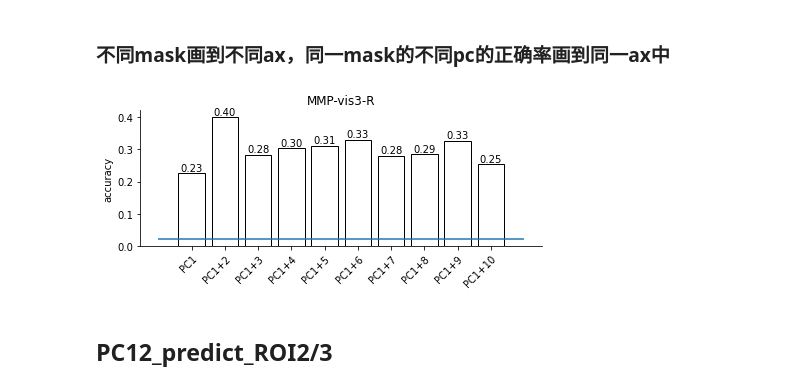
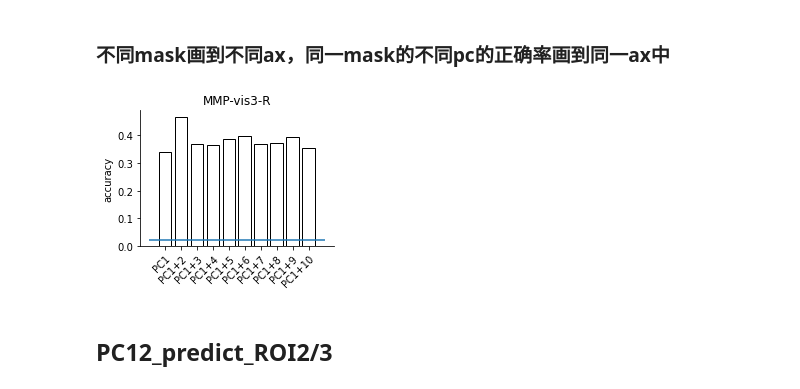
Before and after one commit to BNUCNL/nibrain, a Jupyter notebook: cxy_visual_dev/scripts/plot_line_bar.ipynb, the cells around one changed output. Saved outputs shown, nothing was run; the diff lists cells and outputs as text; code cells hidden in the pictures.

Commit message:
cxy_visual_dev: update

```diff
--- a/cxy_visual_dev/scripts/plot_line_bar.ipynb
+++ b/cxy_visual_dev/scripts/plot_line_bar.ipynb
@@ -187,10 +187,11 @@ plot_bar(accs, figsize=(3, 3), label=pc_names, xticklabel=mask_names, show_heigh
 # pc_names = ('PC1', 'PC1+2', 'PC2')
 # mask_names = ('R_V1~4', 'MMP-vis3-R_ex(V1~4)')
 
-figsize = (6.4, 3)
-title = 'PC_predict_ROI5'
+figsize = (3.5, 3)
+title = 'PC_predict_ROI4'
 pc_names = ['PC1'] + [f'PC1+{i}' for i in range(2, 11)]
 mask_names = ('MMP-vis3-R',)
+# ylim = (0.33, None)
 
 n_pc = len(pc_names)
 n_mask = len(mask_names)
@@ -201,35 +202,35 @@ fig, axes = plt.subplots(1, n_mask, figsize=figsize)
 for mask_idx, mask_name in enumerate(mask_names):
     if n_mask == 1:
         ax = axes
     else:
         ax = axes[mask_idx]
     accs = np.zeros(n_pc)
     n_roi = None
     for pc_idx, pc_name in enumerate(pc_names):
         data = pkl.load(open(
             pkl_file.format(title=title, pc_name=pc_name, mask_name=mask_name), 'rb'
         ))
         accs[pc_idx] = np.mean(data['y_true'] == data['y_pred'])
         if n_roi is None:
             n_roi = len(data['roi_name'])
         else:
             assert n_roi == len(data['roi_name'])
     rects = ax.bar(x, accs, ec='k', fc='w')
-    show_bar_value(rects, '.2f', ax)
+    # show_bar_value(rects, '.2f', ax)
     ax.set_xticks(x)
     ax.set_xticklabels(pc_names)
     plt.setp(ax.get_xticklabels(), rotation=45, ha="right",
              rotation_mode="anchor")
     ax.set_ylabel('accuracy')
     ax.set_title(mask_name)
     ax.hlines(1/n_roi, x[0]-1, x[-1]+1)
     ax.spines['top'].set_visible(False)
     ax.spines['right'].set_visible(False)
 
 fig.tight_layout()
 fig.savefig(out_file)
 # %% [output]
-[figure, old version]
+[figure, new version]
 # %% [markdown]
 ## PC12_predict_ROI2/3
 # %%
```
Also changed, not shown: 4 other files.
